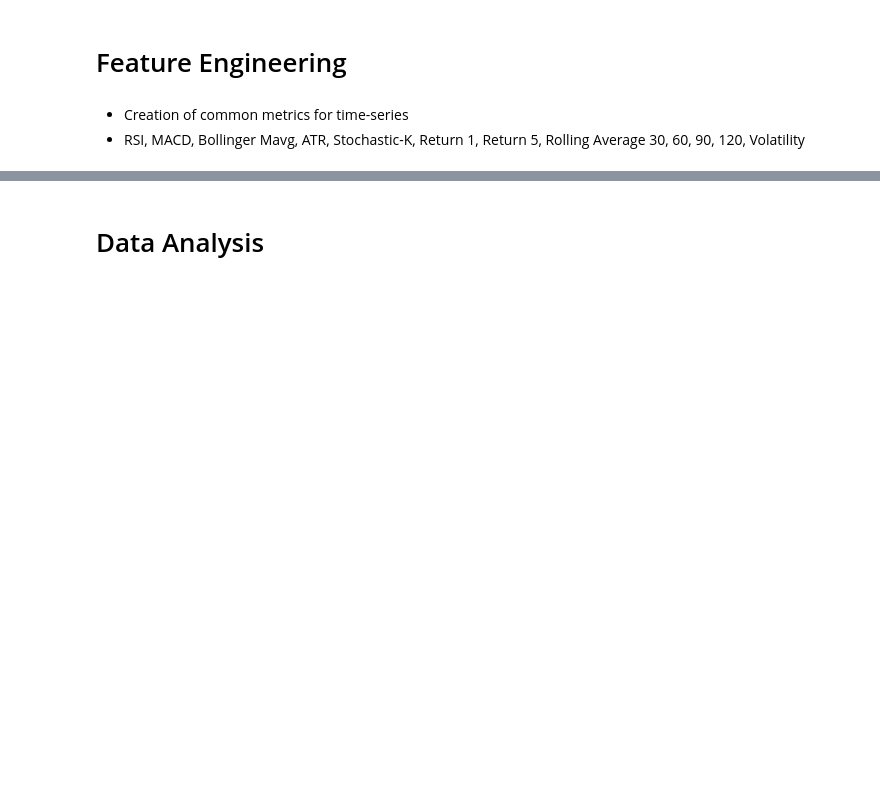
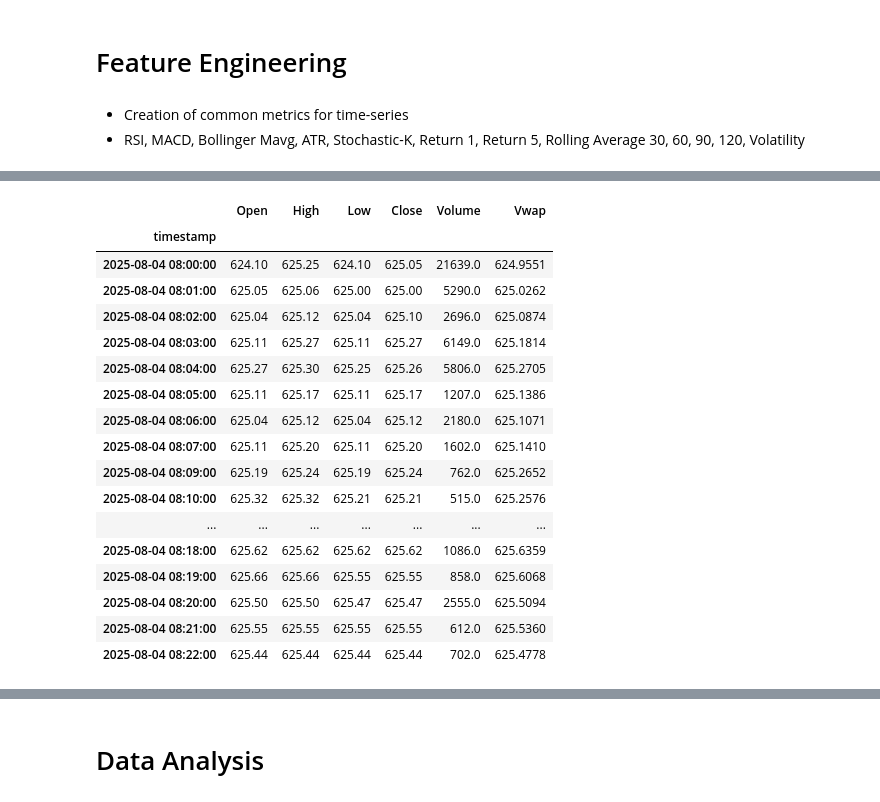
Before and after one commit to batzdom11/trading_brains, a Jupyter notebook: trading.ipynb, the cells around one changed output, grey strips where cells are left out. Saved outputs shown, nothing was run; the diff lists cells and outputs as text; code cells hidden in the pictures; blank space fills up the shorter version.

```diff
--- a/trading.ipynb
+++ b/trading.ipynb
@@ -182,3 +179,24 @@ Open      0
+# %%
+df.head(20)
+# %% [output]
+|  | Open | High | Low | Close | Volume | Vwap |
+| timestamp |  |  |  |  |  |  |
+| 2025-08-04 08:00:00 | 624.10 | 625.25 | 624.10 | 625.05 | 21639.0 | 624.9551 |
+| 2025-08-04 08:01:00 | 625.05 | 625.06 | 625.00 | 625.00 | 5290.0 | 625.0262 |
+| 2025-08-04 08:02:00 | 625.04 | 625.12 | 625.04 | 625.10 | 2696.0 | 625.0874 |
+| 2025-08-04 08:03:00 | 625.11 | 625.27 | 625.11 | 625.27 | 6149.0 | 625.1814 |
+| 2025-08-04 08:04:00 | 625.27 | 625.30 | 625.25 | 625.26 | 5806.0 | 625.2705 |
+| 2025-08-04 08:05:00 | 625.11 | 625.17 | 625.11 | 625.17 | 1207.0 | 625.1386 |
+| 2025-08-04 08:06:00 | 625.04 | 625.12 | 625.04 | 625.12 | 2180.0 | 625.1071 |
+| 2025-08-04 08:07:00 | 625.11 | 625.20 | 625.11 | 625.20 | 1602.0 | 625.1410 |
+| 2025-08-04 08:09:00 | 625.19 | 625.24 | 625.19 | 625.24 | 762.0 | 625.2652 |
+| 2025-08-04 08:10:00 | 625.32 | 625.32 | 625.21 | 625.21 | 515.0 | 625.2576 |
+| ... | ... | ... | ... | ... | ... | ... |
+| 2025-08-04 08:18:00 | 625.62 | 625.62 | 625.62 | 625.62 | 1086.0 | 625.6359 |
+| 2025-08-04 08:19:00 | 625.66 | 625.66 | 625.55 | 625.55 | 858.0 | 625.6068 |
+| 2025-08-04 08:20:00 | 625.50 | 625.50 | 625.47 | 625.47 | 2555.0 | 625.5094 |
+| 2025-08-04 08:21:00 | 625.55 | 625.55 | 625.55 | 625.55 | 612.0 | 625.5360 |
+| 2025-08-04 08:22:00 | 625.44 | 625.44 | 625.44 | 625.44 | 702.0 | 625.4778 |
 # %%
 # =============================================================================
 # FEATURE ENGINEERING - Technical Indicators for 1-Minute Data
```
Also changed, not shown: parts of 16 cells of this notebook, 1 other file.
